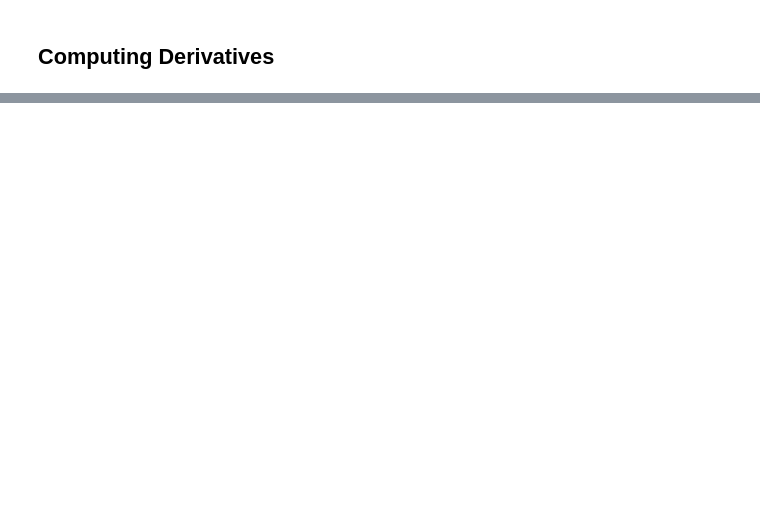
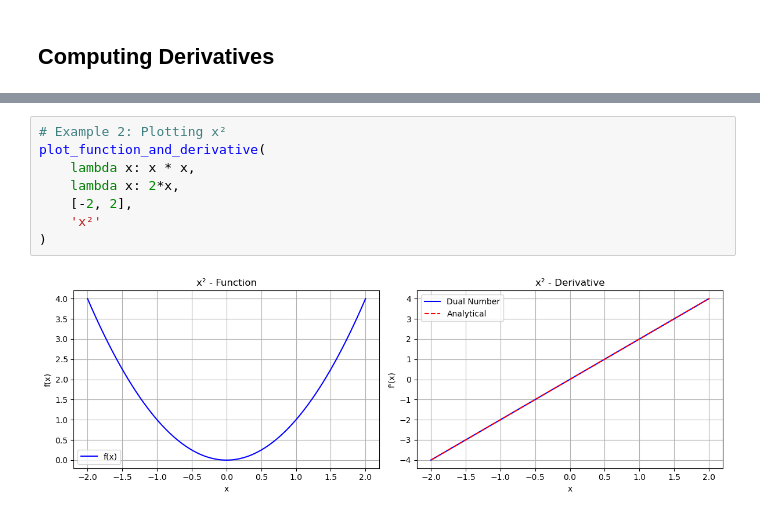
Before and after one commit to AprilQx/Master-Project-C1, a Jupyter notebook: dual_autodiff/docs/tutorial/dual_autodiff.ipynb, the cells around one changed output, grey strips where cells are left out. Drawn from its saved outputs; the diff is of its cells as text; blank space fills up the shorter version.

```diff
--- a/dual_autodiff/docs/tutorial/dual_autodiff.ipynb
+++ b/dual_autodiff/docs/tutorial/dual_autodiff.ipynb
@@ -66,0 +163,10 @@ Division: x/y=0.33+0.22ε
+# %%
+# Example 2: Plotting x²
+plot_function_and_derivative(
+    lambda x: x * x,
+    lambda x: 2*x,
+    [-2, 2],
+    'x²'
+)
+# %% [output]
+[figure, added]
```
Also changed, not shown: parts of 25 cells of this notebook, 1 other file.
